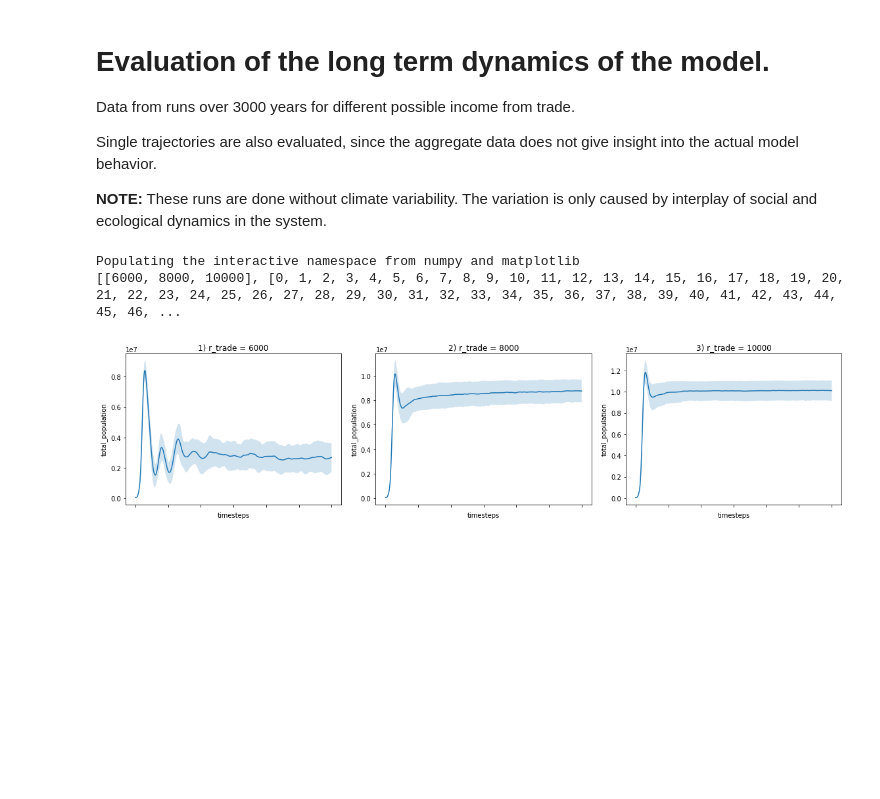
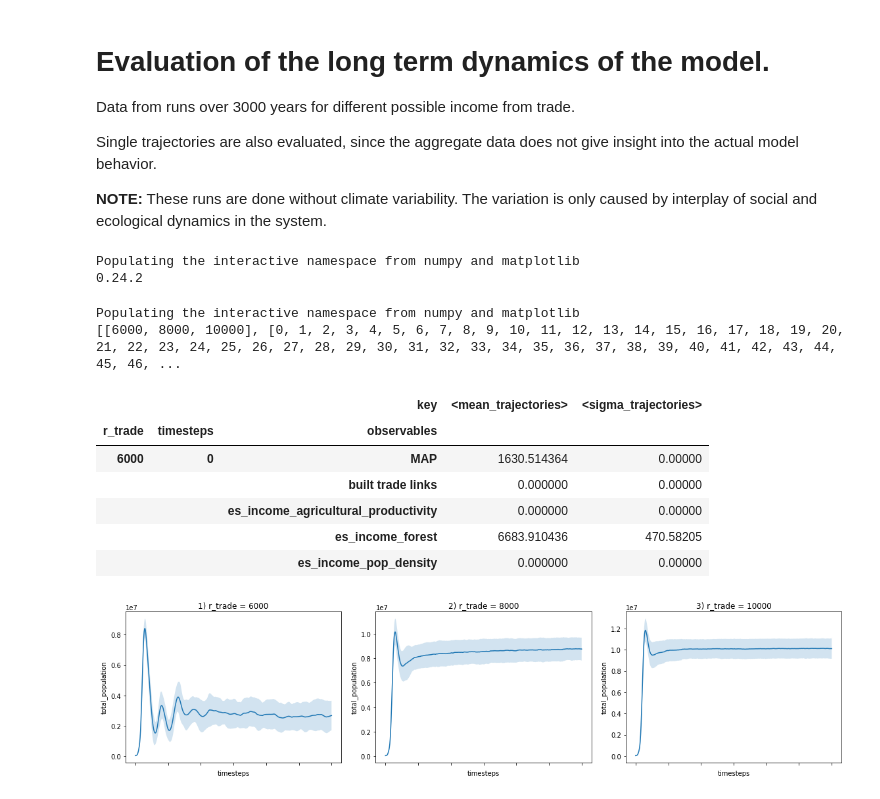
Before and after one commit to jakobkolb/Mayasim, a Jupyter notebook: Evaluation_Notebooks/X8_long_term_dynamics.ipynb, the cells around one changed output. Drawn from its saved outputs; the diff is of its cells as text; code cells hidden in the pictures; blank space fills up the shorter version.

```diff
--- a/Evaluation_Notebooks/X8_long_term_dynamics.ipynb
+++ b/Evaluation_Notebooks/X8_long_term_dynamics.ipynb
@@ -6,4 +6,17 @@ Data from runs over 3000 years for different possible income from trade.
 Single trajectories are also evaluated, since the aggregate data does not give insight into the actual model behavior.
 
 **NOTE:** These runs are done without climate variability. The variation is only caused by interplay of social and ecological dynamics in the system.
+# %%
+%pylab inline
+pylab.rcParams['figure.figsize'] = (14, 6)
+
+import pandas as pd
+import numpy as np
+import matplotlib.pyplot as plt
+import matplotlib as mpl
+
+print(pd.__version__)
+# %% [output]
+Populating the interactive namespace from numpy and matplotlib
+0.24.2
 # %%
@@ -53,6 +60,16 @@ print(data.index.levels)
 # %% [output]
 Populating the interactive namespace from numpy and matplotlib
 [[6000, 8000, 10000], [0, 1, 2, 3, 4, 5, 6, 7, 8, 9, 10, 11, 12, 13, 14, 15, 16, 17, 18, 19, 20, 21, 22, 23, 24, 25, 26, 27, 28, 29, 30, 31, 32, 33, 34, 35, 36, 37, 38, 39, 40, 41, 42, 43, 44, 45, 46, ...
+# %%
+data.head()
+# %% [output]
+|  |  | key | <mean_trajectories> | <sigma_trajectories> |
+| r_trade | timesteps | observables |  |  |
+| 6000 | 0 | MAP | 1630.514364 | 0.00000 |
+|  |  | built trade links | 0.000000 | 0.00000 |
+|  |  | es_income_agricultural_productivity | 0.000000 | 0.00000 |
+|  |  | es_income_forest | 6683.910436 | 470.58205 |
+|  |  | es_income_pop_density | 0.000000 | 0.00000 |
 # %%
 pylab.rcParams['figure.figsize'] = (16, 4)
 
```
Also changed, not shown: parts of 4 cells of this notebook, 7 other files.
